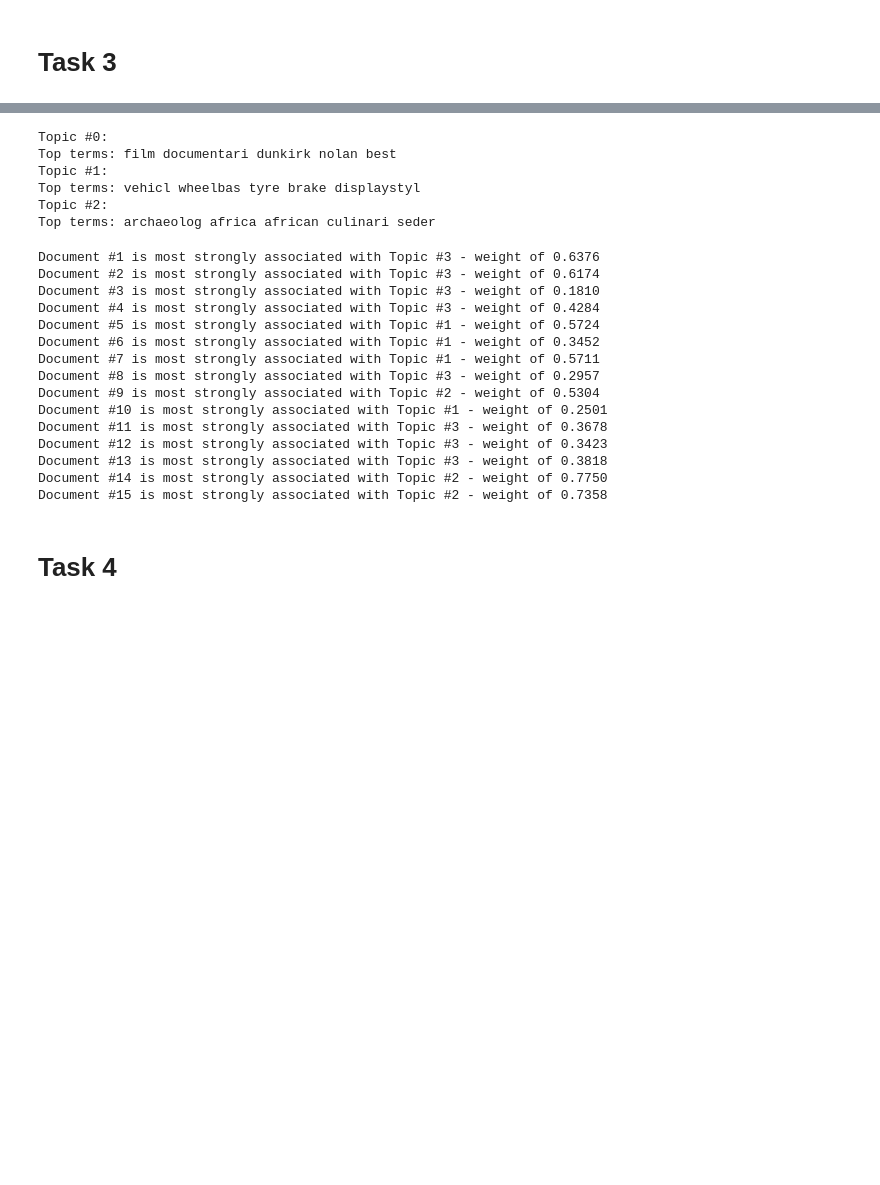
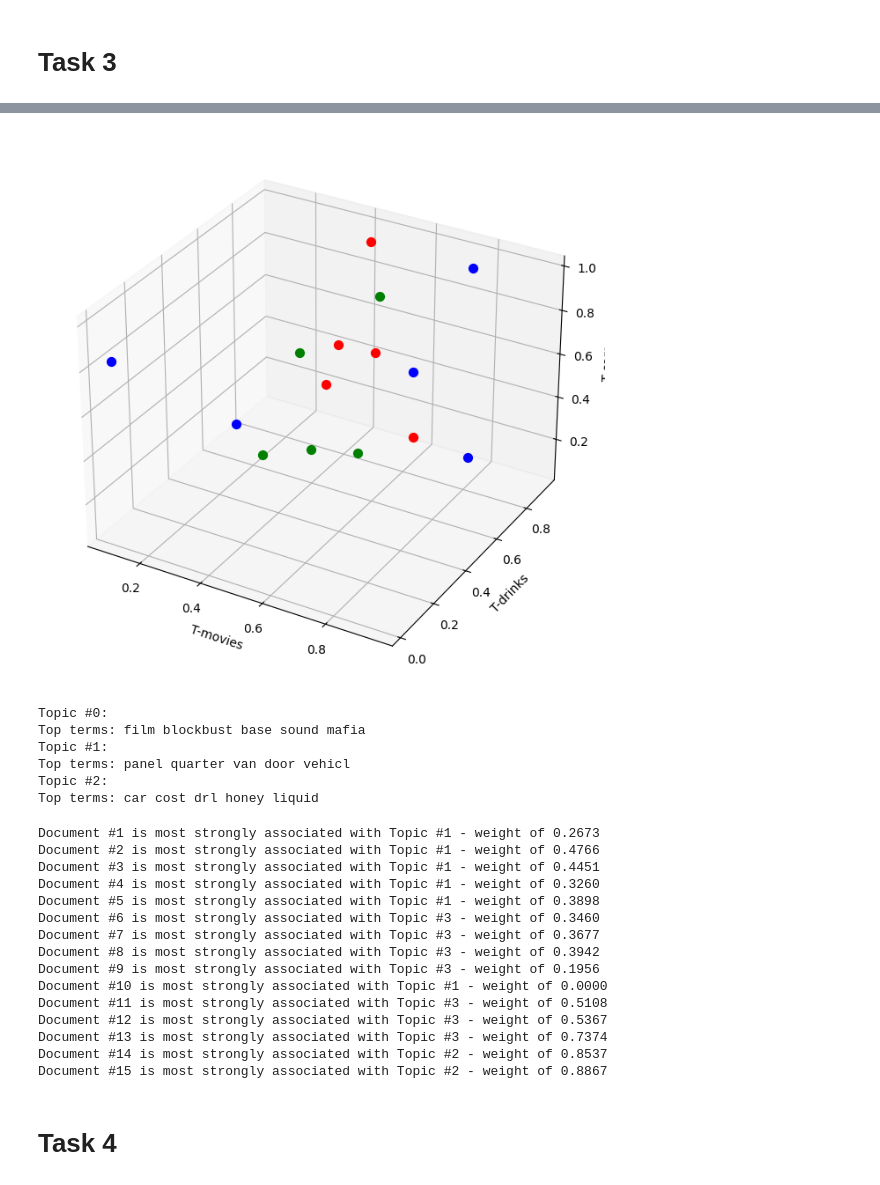
Before and after one commit to ArdeleanuGabriel/DeepLearning_NLP, a Jupyter notebook: Lab_5/Task.ipynb, the cells around one changed output, grey strips where cells are left out. Saved outputs shown, nothing was run; the diff lists cells and outputs as text; code cells hidden in the pictures; blank space fills up the shorter version.

```diff
--- a/Lab_5/Task.ipynb
+++ b/Lab_5/Task.ipynb
@@ -239,3 +265,30 @@ Document-Topic Matrix (W):
+# %%
+import matplotlib.pyplot as plt
+import numpy as np
+from mpl_toolkits.mplot3d import Axes3D
+
+np.random.seed(0)
+doc_topic_matrix = np.random.rand(15, 3)
+
+
+fig = plt.figure(figsize=(10, 8))
+ax = fig.add_subplot(111, projection='3d')
+
+# Define colors for each group of 5 lines
+colors = ['red'] * 5 + ['blue'] * 5 + ['green'] * 5
+
+
+for i in range(doc_topic_matrix.shape[0]):
+    ax.scatter(doc_topic_matrix[i, 0], doc_topic_matrix[i, 1], doc_topic_matrix[i, 2], color=colors[i], s=50)
+
+# Set labels for axes
+ax.set_xlabel('T-movies')
+ax.set_ylabel('T-drinks')
+ax.set_zlabel('T-cars')
+
+plt.show()
+# %% [output]
+[figure, added]
 # %%
 #feature names
 terms = tfidf_vectorizer.get_feature_names_out()
@@ -249,32 +302,32 @@ for topic_idx, topic in enumerate(topic_term_matrix):
     print("Top terms:", " ".join(top_terms))
 # %% [output]
 Topic #0:
-Top terms: film documentari dunkirk nolan best
+Top terms: film blockbust base sound mafia
 Topic #1:
-Top terms: vehicl wheelbas tyre brake displaystyl
+Top terms: panel quarter van door vehicl
 Topic #2:
-Top terms: archaeolog africa african culinari seder
+Top terms: car cost drl honey liquid
 # %%
 for doc_idx, doc in enumerate(doc_topic_matrix):
     #highest value topic
     top_topic_idx = doc.argmax()
     print(f"Document #{doc_idx + 1} is most strongly associated with Topic #{top_topic_idx + 1} - weight of {doc[top_topic_idx]:.4f}")
 # %% [output]
-Document #1 is most strongly associated with Topic #3 - weight of 0.6376
-Document #2 is most strongly associated with Topic #3 - weight of 0.6174
-Document #3 is most strongly associated with Topic #3 - weight of 0.1810
-Document #4 is most strongly associated with Topic #3 - weight of 0.4284
-Document #5 is most strongly associated with Topic #1 - weight of 0.5724
-Document #6 is most strongly associated with Topic #1 - weight of 0.3452
-Document #7 is most strongly associated with Topic #1 - weight of 0.5711
-Document #8 is most strongly associated with Topic #3 - weight of 0.2957
-Document #9 is most strongly associated with Topic #2 - weight of 0.5304
-Document #10 is most strongly associated with Topic #1 - weight of 0.2501
-Document #11 is most strongly associated with Topic #3 - weight of 0.3678
-Document #12 is most strongly associated with Topic #3 - weight of 0.3423
-Document #13 is most strongly associated with Topic #3 - weight of 0.3818
-Document #14 is most strongly associated with Topic #2 - weight of 0.7750
-Document #15 is most strongly associated with Topic #2 - weight of 0.7358
+Document #1 is most strongly associated with Topic #1 - weight of 0.2673
+Document #2 is most strongly associated with Topic #1 - weight of 0.4766
+Document #3 is most strongly associated with Topic #1 - weight of 0.4451
+Document #4 is most strongly associated with Topic #1 - weight of 0.3260
+Document #5 is most strongly associated with Topic #1 - weight of 0.3898
+Document #6 is most strongly associated with Topic #3 - weight of 0.3460
+Document #7 is most strongly associated with Topic #3 - weight of 0.3677
+Document #8 is most strongly associated with Topic #3 - weight of 0.3942
+Document #9 is most strongly associated with Topic #3 - weight of 0.1956
+Document #10 is most strongly associated with Topic #1 - weight of 0.0000
+Document #11 is most strongly associated with Topic #3 - weight of 0.5108
+Document #12 is most strongly associated with Topic #3 - weight of 0.5367
+Document #13 is most strongly associated with Topic #3 - weight of 0.7374
+Document #14 is most strongly associated with Topic #2 - weight of 0.8537
+Document #15 is most strongly associated with Topic #2 - weight of 0.8867
 # %% [markdown]
 # Task 4
 # %%
```
Also changed, not shown: parts of 6 cells of this notebook, 34 other files.
